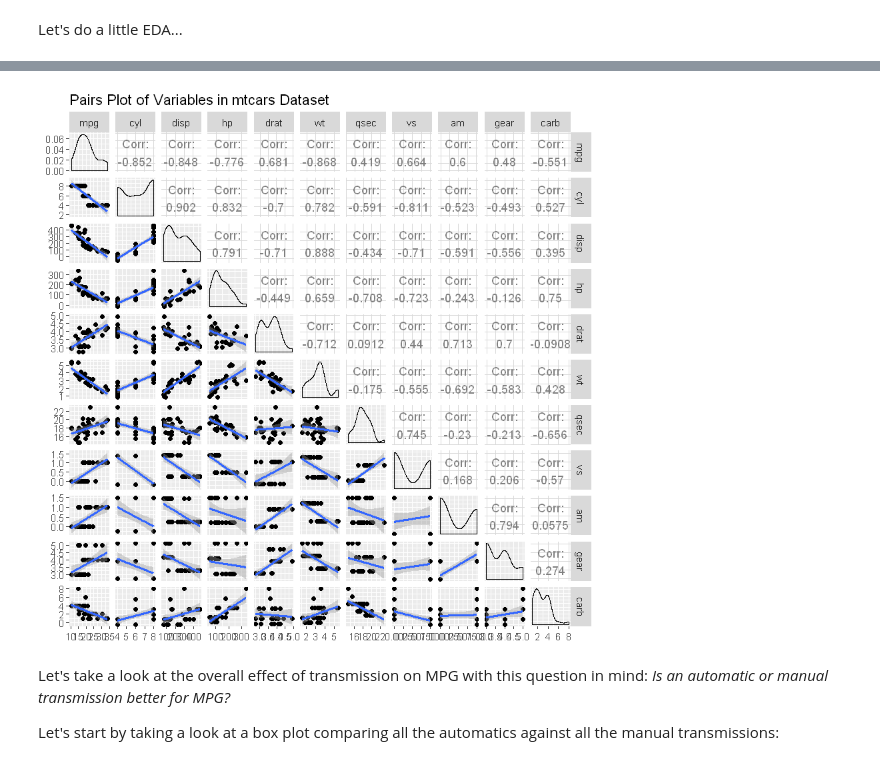
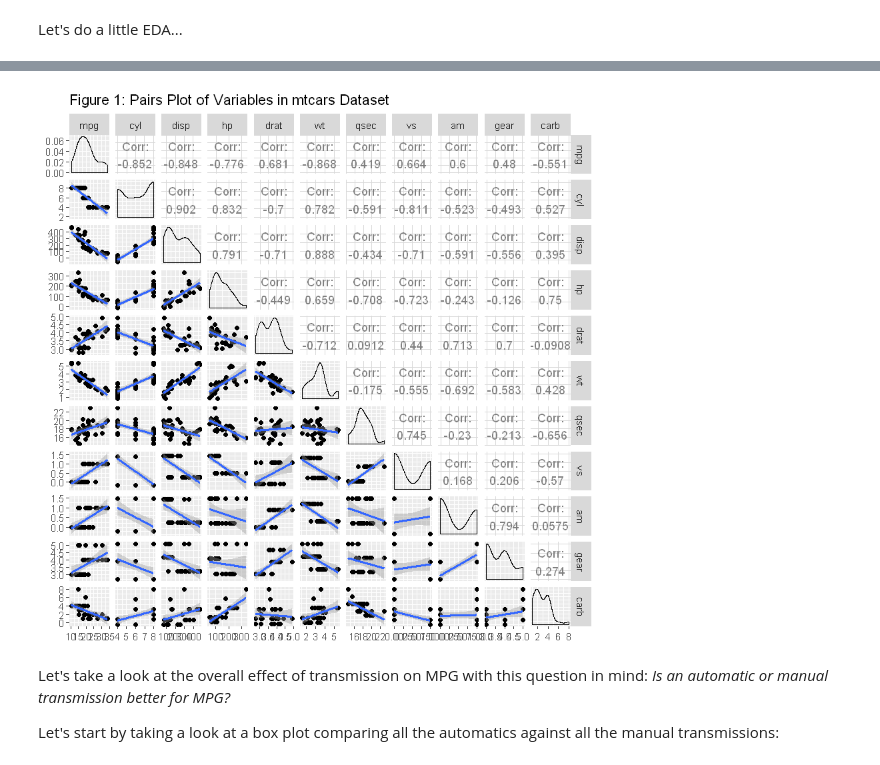
Before and after one commit to focods/WonderfulML, a Jupyter notebook: docs/solutions/session03_r.ipynb, the cells around one changed output, grey strips where cells are left out. Cells and saved outputs as stored; diff of their text form; code cells hidden in the pictures.

```diff
--- a/docs/solutions/session03_r.ipynb
+++ b/docs/solutions/session03_r.ipynb
@@ -53,7 +53,7 @@ func <- function(dat=mtcars, mapping, method="loess", ...) {
 }
 
 g <- ggpairs(mtcars[, 2:ncol(mtcars)], lower = list(continuous = wrap(func, method="lm")),
-             title = "Pairs Plot of Variables in mtcars Dataset")
+             title = "Figure 1: Pairs Plot of Variables in mtcars Dataset")
 # http://blog.revolutionanalytics.com/2015/09/resizing-plots-in-the-r-kernel-for-jupyter-notebooks.html
 options(repr.plot.width=7, repr.plot.height=7)
 print(g)
@@ -63,4 +61,4 @@ Warning message:
-[figure, old version]
+[figure, new version]
 # %% [markdown]
 Let's take a look at the overall effect of transmission on MPG with this question in mind: *Is an automatic or manual transmission better for MPG?*
 
```
Also changed, not shown: parts of 30 cells of this notebook.
